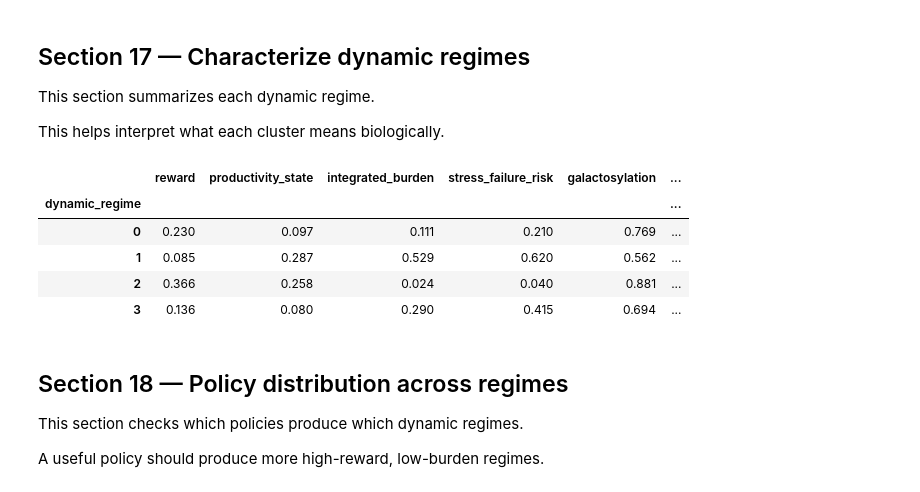
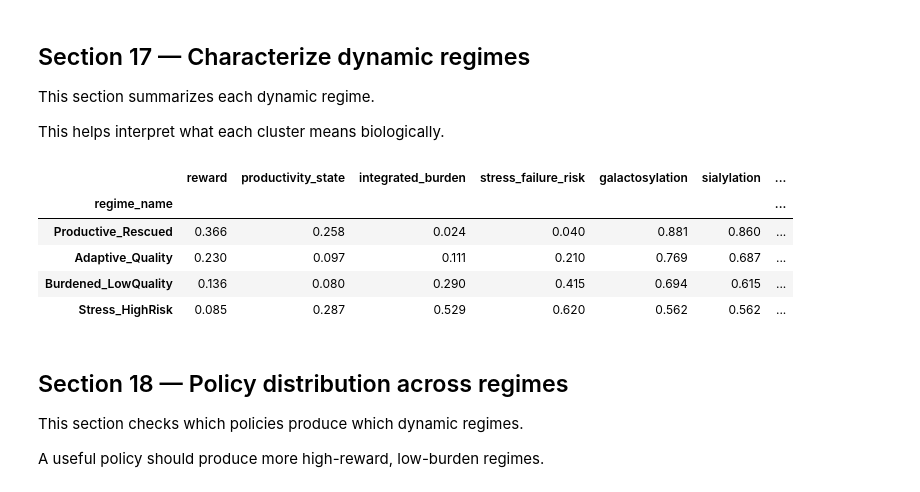
Before and after one commit to Sanghee-L/CLD_ML_PIPELINE, a Jupyter notebook: notebooks/14v2_Dynamic_State_Trajectories_with_Process_Actions_and_Reward.ipynb, the cells around one changed output. Saved outputs shown, nothing was run; the diff lists cells and outputs as text; code cells hidden in the pictures.

```diff
--- a/notebooks/14v2_Dynamic_State_Trajectories_with_Process_Actions_and_Reward.ipynb
+++ b/notebooks/14v2_Dynamic_State_Trajectories_with_Process_Actions_and_Reward.ipynb
@@ -1113,36 +1180,37 @@ Name: count, dtype: int64
 This section summarizes each dynamic regime.
 
 This helps interpret what each cluster means biologically.
-# %%
-# --------------------------------------------------
-# Section 17 — Dynamic regime characterization
-# --------------------------------------------------
-
-regime_summary = (
-    trajectory_v2
-    .groupby("dynamic_regime")[
-        [
-            "reward",
-            "productivity_state",
-            "integrated_burden",
-            "stress_failure_risk",
-            "galactosylation",
-            "sialylation",
-            "overflow_burden",
-        ]
-    ]
-    .mean()
-    .round(3)
-)
-
-display(regime_summary)
-# %% [output]
-|  | reward | productivity_state | integrated_burden | stress_failure_risk | galactosylation | ... |
-| dynamic_regime |  |  |  |  |  | ... |
-| 0 | 0.230 | 0.097 | 0.111 | 0.210 | 0.769 | ... |
-| 1 | 0.085 | 0.287 | 0.529 | 0.620 | 0.562 | ... |
-| 2 | 0.366 | 0.258 | 0.024 | 0.040 | 0.881 | ... |
-| 3 | 0.136 | 0.080 | 0.290 | 0.415 | 0.694 | ... |
+# %%
+# --------------------------------------------------
+# Section 17 — Named dynamic regime characterization
+# --------------------------------------------------
+
+regime_summary = (
+    trajectory_v2
+    .groupby("regime_name")[
+        [
+            "reward",
+            "productivity_state",
+            "integrated_burden",
+            "stress_failure_risk",
+            "galactosylation",
+            "sialylation",
+            "overflow_burden",
+        ]
+    ]
+    .mean()
+    .round(3)
+    .sort_values("reward", ascending=False)
+)
+
+display(regime_summary)
+# %% [output]
+|  | reward | productivity_state | integrated_burden | stress_failure_risk | galactosylation | sialylation | ... |
+| regime_name |  |  |  |  |  |  | ... |
+| Productive_Rescued | 0.366 | 0.258 | 0.024 | 0.040 | 0.881 | 0.860 | ... |
+| Adaptive_Quality | 0.230 | 0.097 | 0.111 | 0.210 | 0.769 | 0.687 | ... |
+| Burdened_LowQuality | 0.136 | 0.080 | 0.290 | 0.415 | 0.694 | 0.615 | ... |
+| Stress_HighRisk | 0.085 | 0.287 | 0.529 | 0.620 | 0.562 | 0.562 | ... |
 # %% [markdown]
 ## Section 18 — Policy distribution across regimes
 
```
Also changed, not shown: parts of 6 cells of this notebook, 2 other files.
